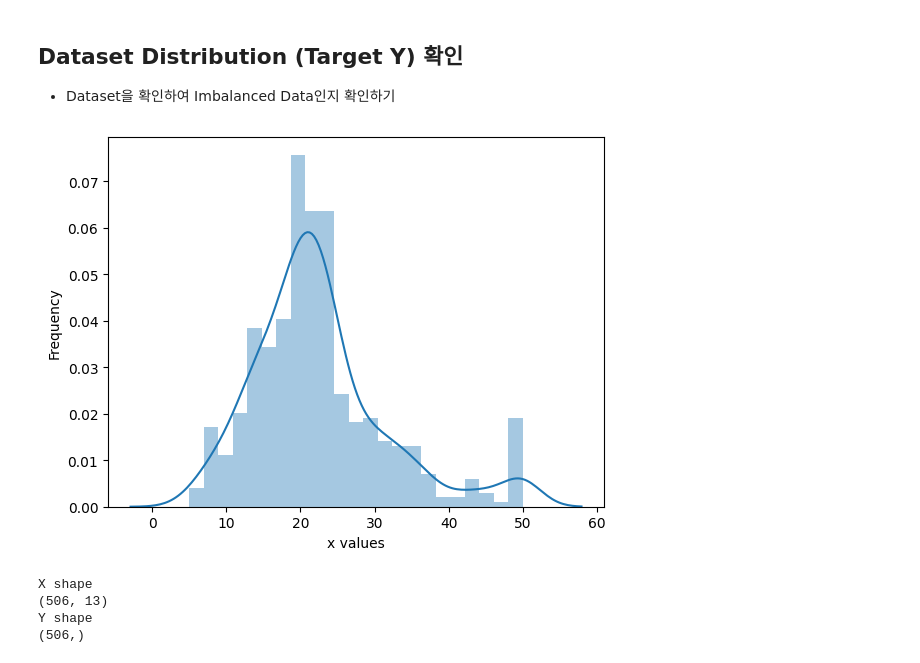
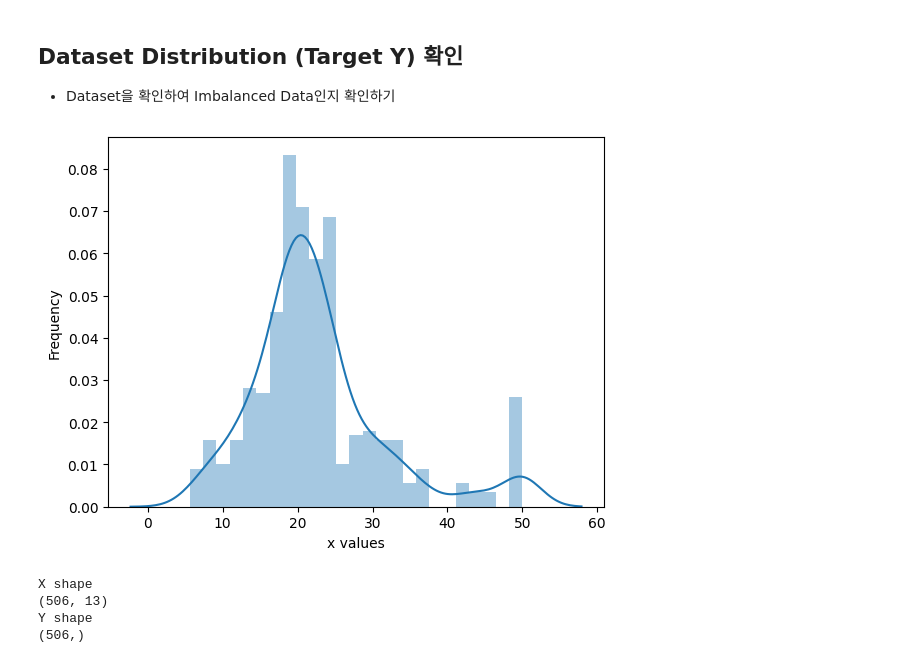
Before and after one commit to Shun-Ryu/business_analytics_tutorial, a Jupyter notebook: 4_ensemble/Tutorials/Tutorial_Ensemble_Learning_Boston_House.ipynb, the cells around one changed output. Cells and saved outputs as stored; diff of their text form; code cells hidden in the pictures.

```diff
--- a/4_ensemble/Tutorials/Tutorial_Ensemble_Learning_Boston_House.ipynb
+++ b/4_ensemble/Tutorials/Tutorial_Ensemble_Learning_Boston_House.ipynb
@@ -51,35 +51,35 @@ dataset_name = 'boston_house'
 if dataset_name == 'diabetes':
     x, y= datasets.load_diabetes(return_X_y=True)
     threshold_rare = 270
     EPOCHS = 3500
     TRAIN_BATCH = 2048
 elif dataset_name == 'california_house':
     data = datasets.fetch_california_housing()
     x = data.data
     y = data.target
     threshold_rare = 3.5
     EPOCHS = 800
     TRAIN_BATCH = 4096
 elif dataset_name == 'boston_house':
     data_url = "http://lib.stat.cmu.edu/datasets/boston"
     raw_df = pd.read_csv(data_url, sep="\s+", skiprows=22, header=None)
     x = np.hstack([raw_df.values[::2, :], raw_df.values[1::2, :2]])
     y = raw_df.values[1::2, 2]
 
     threshold_rare = 35
     EPOCHS = 3500
     TRAIN_BATCH = 2048
 
 
 
 np.random.seed(seed=rand_seed)
 sample = np.random.choice(range(len(y)), 500)
 x_sample, y_sample = x[sample,:], y[sample]
 
 
-view_distribution(y)
+view_distribution(y_sample)
 # %% [output]
-[figure, old version]
+[figure, new version]
 # %%
 print("X shape")
 print(x.shape)
```
Also changed, not shown: parts of 14 cells of this notebook, 9 other files.
